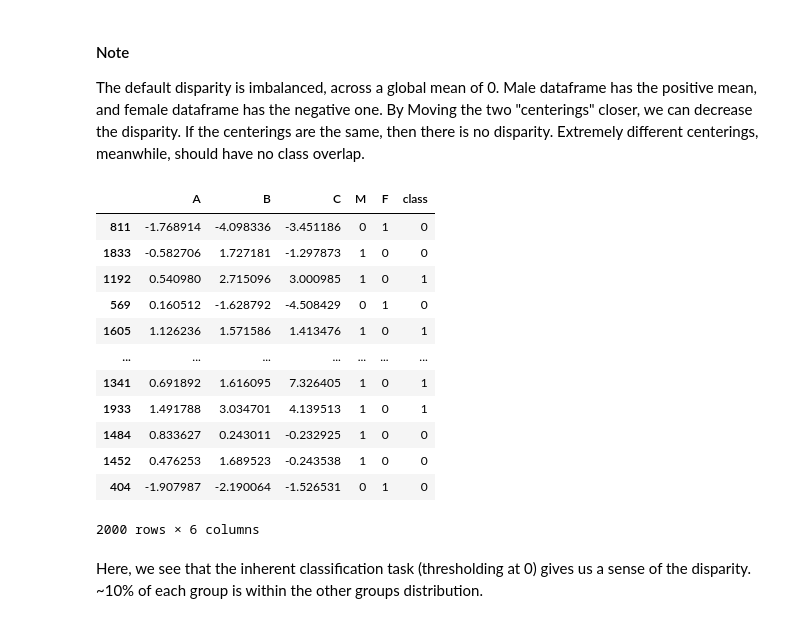
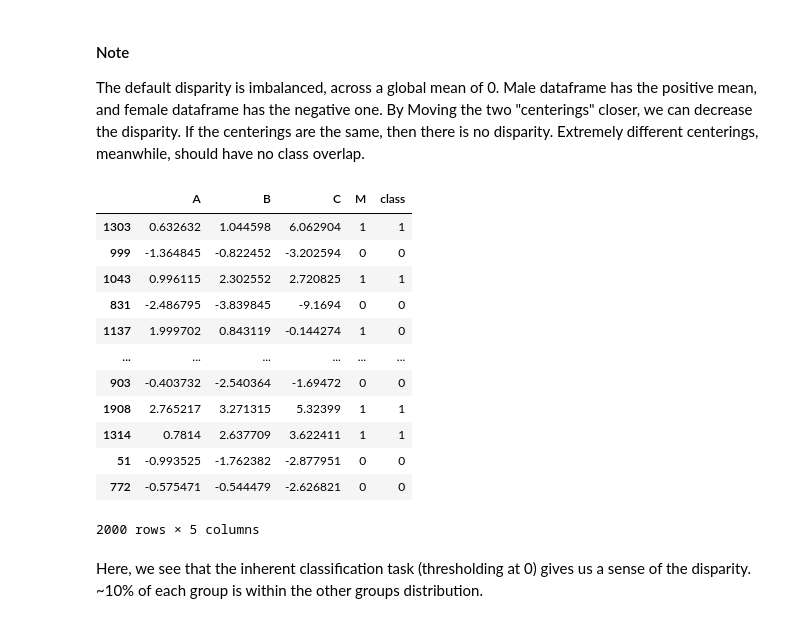
Before and after one commit to lurosenb/Swap_Auditor, a Jupyter notebook: more_stability_tests.ipynb, the cells around one changed output. Saved outputs shown, nothing was run; the diff lists cells and outputs as text; code cells hidden in the pictures.

```diff
--- a/more_stability_tests.ipynb
+++ b/more_stability_tests.ipynb
@@ -21,50 +25,54 @@ The default disparity is imbalanced, across a global mean of 0. Male dataframe h
 # %%
 def build_group(df, n=1000, center=(1.0,2.0)):
     for _ in range(n):
         noise1 = pyro.sample('N', dist.Normal(torch.tensor(0.0),0.2))
         noise2 = pyro.sample('N', dist.Normal(torch.tensor(0.0),0.2))
         noise3 = pyro.sample('N', dist.Normal(torch.tensor(0.0),0.2))
         A = pyro.sample('A', dist.Normal(torch.tensor(center[0]), 1))
         B = pyro.sample('B', dist.Normal(torch.tensor(center[1]), 1))
         C = pyro.sample('C', dist.Normal(A+B, 2))
         A = A + noise1
         B = B + noise2
         C = C + noise3
         df = df.append({
             'A': A.item(),
             'B': B.item(),
             'C': C.item(),
         }, ignore_index=True)
     return df
 
-# NOTE: see "center" instructions above to modify the disparity
-df_synth_male = pd.DataFrame({}, columns=['A','B','C'])
-df_synth_male = build_group(df_synth_male, center=(1.0,2.0))
-df_synth_female = pd.DataFrame({}, columns=['A','B','C'])
-df_synth_female = build_group(df_synth_female, center=(-1.0,-2.0))
-df_synth_male['M'] = 1
-df_synth_female['M'] = 0
-df_synth_male['F'] = 0
-df_synth_female['F'] = 1
-df_synth = pd.concat([df_synth_female,df_synth_male], ignore_index=True)
-df_synth = df_synth.sample(frac=1)
-df_synth['class'] = 0
-df_synth.loc[(df_synth["C"] > 0), "class"] = 1
+def run_exp(male_center, female_center):
+    df_synth_male = pd.DataFrame({}, columns=['A','B','C'])
+    df_synth_male = build_group(df_synth_male, center=male_center)
+    df_synth_female = pd.DataFrame({}, columns=['A','B','C'])
+    df_synth_female = build_group(df_synth_female, center=female_center)
+    df_synth_male['M'] = 1
+    df_synth_female['M'] = 0
+    #df_synth_male['F'] = 0
+    #df_synth_female['F'] = 1
+    df_synth = pd.concat([df_synth_female,df_synth_male], ignore_index=True)
+    df_synth = df_synth.sample(frac=1)
+    df_synth['class'] = 0
+    df_synth.loc[(df_synth["C"] > 0), "class"] = 1
+
+    return df_synth
+
+df_synth = run_exp((1.0, 2.0), (-1.0, -2.0))
 df_synth
 # %% [output]
-|  | A | B | C | M | F | class |
-| 811 | -1.768914 | -4.098336 | -3.451186 | 0 | 1 | 0 |
-| 1833 | -0.582706 | 1.727181 | -1.297873 | 1 | 0 | 0 |
-| 1192 | 0.540980 | 2.715096 | 3.000985 | 1 | 0 | 1 |
-| 569 | 0.160512 | -1.628792 | -4.508429 | 0 | 1 | 0 |
-| 1605 | 1.126236 | 1.571586 | 1.413476 | 1 | 0 | 1 |
-| ... | ... | ... | ... | ... | ... | ... |
-| 1341 | 0.691892 | 1.616095 | 7.326405 | 1 | 0 | 1 |
-| 1933 | 1.491788 | 3.034701 | 4.139513 | 1 | 0 | 1 |
-| 1484 | 0.833627 | 0.243011 | -0.232925 | 1 | 0 | 0 |
-| 1452 | 0.476253 | 1.689523 | -0.243538 | 1 | 0 | 0 |
-| 404 | -1.907987 | -2.190064 | -1.526531 | 0 | 1 | 0 |
+|  | A | B | C | M | class |
+| 1303 | 0.632632 | 1.044598 | 6.062904 | 1 | 1 |
+| 999 | -1.364845 | -0.822452 | -3.202594 | 0 | 0 |
+| 1043 | 0.996115 | 2.302552 | 2.720825 | 1 | 1 |
+| 831 | -2.486795 | -3.839845 | -9.1694 | 0 | 0 |
+| 1137 | 1.999702 | 0.843119 | -0.144274 | 1 | 0 |
+| ... | ... | ... | ... | ... | ... |
+| 903 | -0.403732 | -2.540364 | -1.69472 | 0 | 0 |
+| 1908 | 2.765217 | 3.271315 | 5.32399 | 1 | 1 |
+| 1314 | 0.7814 | 2.637709 | 3.622411 | 1 | 1 |
+| 51 | -0.993525 | -1.762382 | -2.877951 | 0 | 0 |
+| 772 | -0.575471 | -0.544479 | -2.626821 | 0 | 0 |
-2000 rows × 6 columns
+2000 rows × 5 columns
 # %% [markdown]
 Here, we see that the inherent classification task (thresholding at 0) gives us a sense of the disparity. ~10% of each group is within the other groups distribution.
 # %%
```
Also changed, not shown: parts of 7 cells of this notebook, 1 other file.
